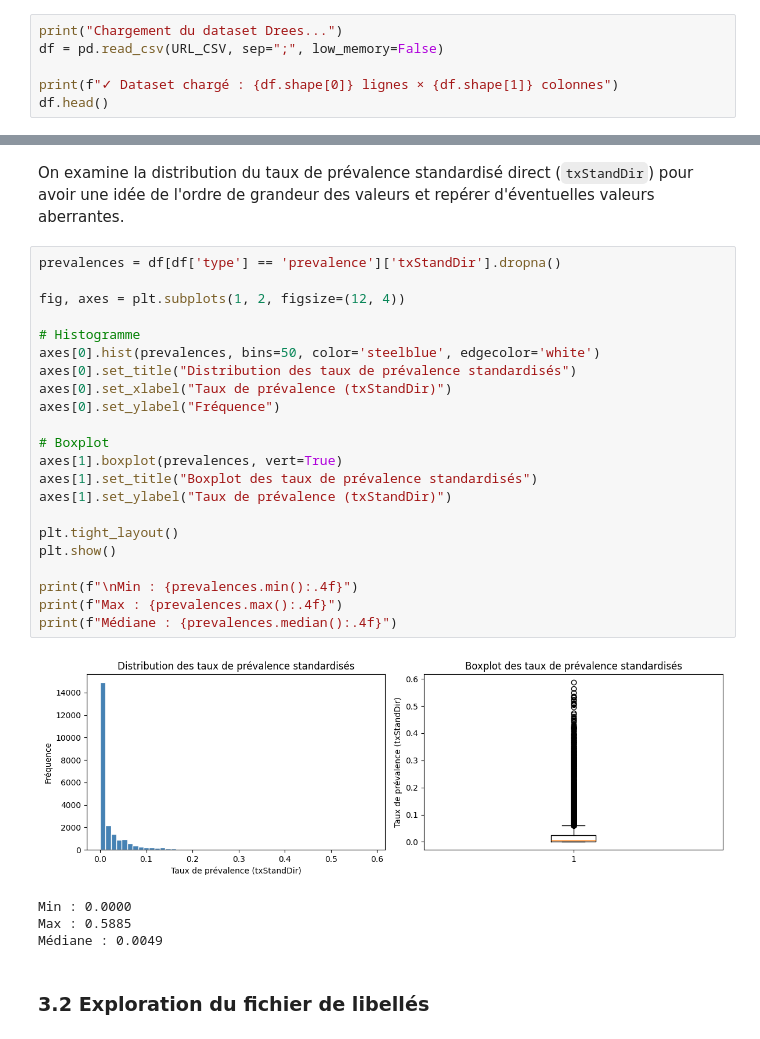
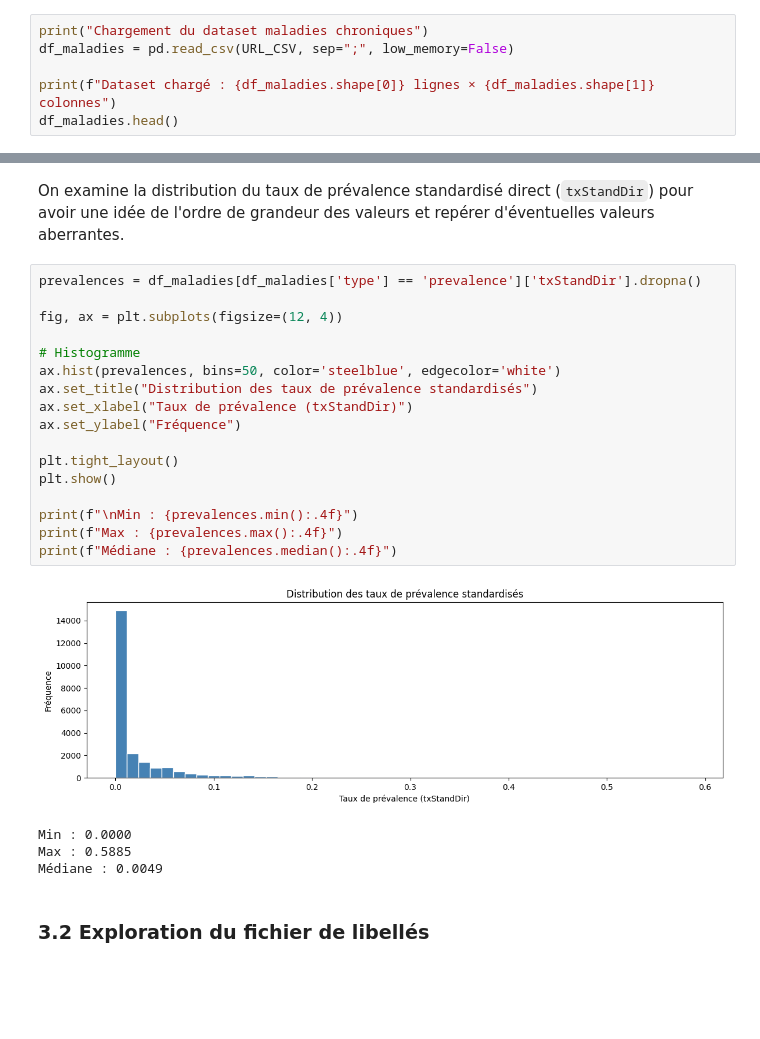
Before and after one commit to clemence-pinsard/projet_python_pour_datascience, a Jupyter notebook: main.ipynb, the cells around one changed output, grey strips where cells are left out. Cells and saved outputs as stored; diff of their text form; blank space fills up the shorter version.

```diff
--- a/main.ipynb
+++ b/main.ipynb
@@ -84,7 +82,7 @@ URL LABELS : https://data.drees.solidarites-sante.gouv.fr/api/v2/catalog/dataset
 # %%
-print("Chargement du dataset Drees...")
-df = pd.read_csv(URL_CSV, sep=";", low_memory=False)
+print("Chargement du dataset maladies chroniques")
+df_maladies = pd.read_csv(URL_CSV, sep=";", low_memory=False)
 
-print(f"✓ Dataset chargé : {df.shape[0]} lignes × {df.shape[1]} colonnes")
-df.head()
+print(f"Dataset chargé : {df_maladies.shape[0]} lignes × {df_maladies.shape[1]} colonnes")
+df_maladies.head()
 # %% [output]
@@ -367,29 +337,24 @@ Liste des pathologies :
 # %% [markdown]
 On examine la distribution du taux de prévalence standardisé direct (`txStandDir`) pour avoir une idée de l'ordre de grandeur des valeurs et repérer d'éventuelles valeurs aberrantes.
 # %%
-prevalences = df[df['type'] == 'prevalence']['txStandDir'].dropna()
+prevalences = df_maladies[df_maladies['type'] == 'prevalence']['txStandDir'].dropna()
 
-fig, axes = plt.subplots(1, 2, figsize=(12, 4))
+fig, ax = plt.subplots(figsize=(12, 4))
 
 # Histogramme
-axes[0].hist(prevalences, bins=50, color='steelblue', edgecolor='white')
-axes[0].set_title("Distribution des taux de prévalence standardisés")
-axes[0].set_xlabel("Taux de prévalence (txStandDir)")
-axes[0].set_ylabel("Fréquence")
-
-# Boxplot
-axes[1].boxplot(prevalences, vert=True)
-axes[1].set_title("Boxplot des taux de prévalence standardisés")
-axes[1].set_ylabel("Taux de prévalence (txStandDir)")
+ax.hist(prevalences, bins=50, color='steelblue', edgecolor='white')
+ax.set_title("Distribution des taux de prévalence standardisés")
+ax.set_xlabel("Taux de prévalence (txStandDir)")
+ax.set_ylabel("Fréquence")
 
 plt.tight_layout()
 plt.show()
 
 print(f"\nMin : {prevalences.min():.4f}")
 print(f"Max : {prevalences.max():.4f}")
 print(f"Médiane : {prevalences.median():.4f}")
 # %% [output]
-[figure, old version]
+[figure, new version]
 Min : 0.0000
 Max : 0.5885
 Médiane : 0.0049
```
Also changed, not shown: parts of 32 cells of this notebook, 1 other file.
